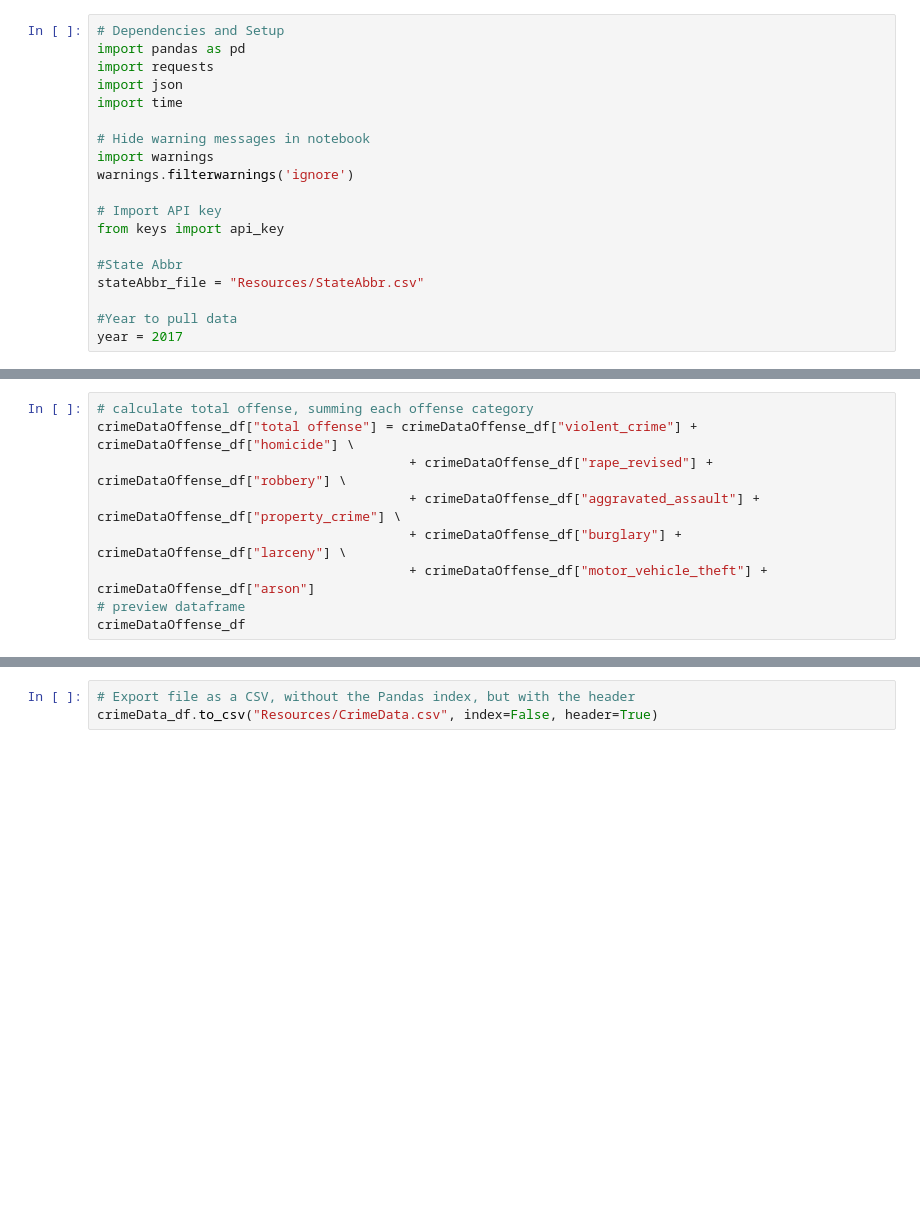
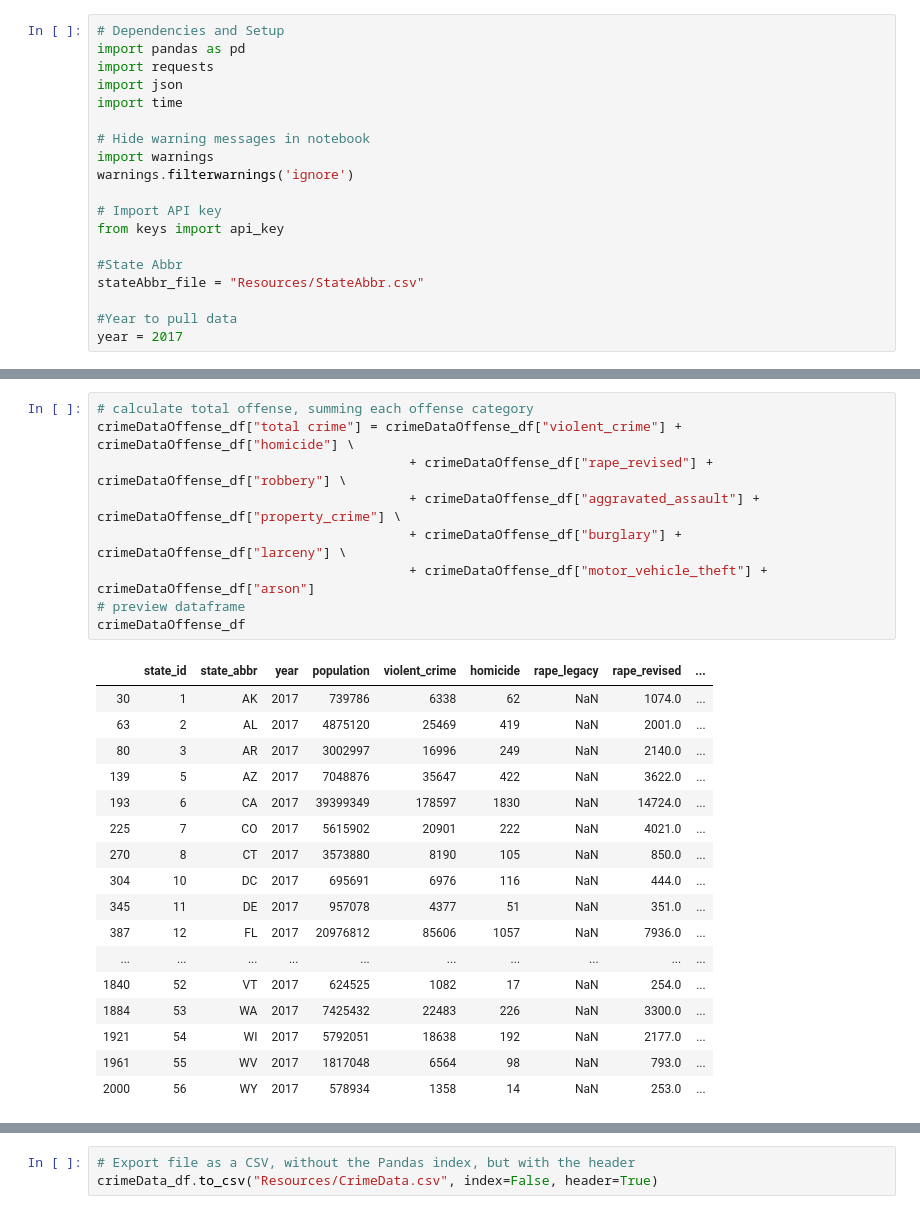
Before and after one commit to gkumar24/Project1, a Jupyter notebook: CrimeData.ipynb, the cells around one changed output, grey strips where cells are left out. Saved outputs shown, nothing was run; the diff lists cells and outputs as text; blank space fills up the shorter version.

```diff
--- a/CrimeData.ipynb
+++ b/CrimeData.ipynb
@@ -58,11 +114,29 @@ crimeDataOffense_df
 # %%
 # calculate total offense, summing each offense category
-crimeDataOffense_df["total offense"] = crimeDataOffense_df["violent_crime"] + crimeDataOffense_df["homicide"] \
+crimeDataOffense_df["total crime"] = crimeDataOffense_df["violent_crime"] + crimeDataOffense_df["homicide"] \
                                         + crimeDataOffense_df["rape_revised"] + crimeDataOffense_df["robbery"] \
                                         + crimeDataOffense_df["aggravated_assault"] + crimeDataOffense_df["property_crime"] \
                                         + crimeDataOffense_df["burglary"] + crimeDataOffense_df["larceny"] \
                                         + crimeDataOffense_df["motor_vehicle_theft"] + crimeDataOffense_df["arson"]
 # preview dataframe
 crimeDataOffense_df
+# %% [output]
+|  | state_id | state_abbr | year | population | violent_crime | homicide | rape_legacy | rape_revised | ... |
+| 30 | 1 | AK | 2017 | 739786 | 6338 | 62 | NaN | 1074.0 | ... |
+| 63 | 2 | AL | 2017 | 4875120 | 25469 | 419 | NaN | 2001.0 | ... |
+| 80 | 3 | AR | 2017 | 3002997 | 16996 | 249 | NaN | 2140.0 | ... |
+| 139 | 5 | AZ | 2017 | 7048876 | 35647 | 422 | NaN | 3622.0 | ... |
+| 193 | 6 | CA | 2017 | 39399349 | 178597 | 1830 | NaN | 14724.0 | ... |
+| 225 | 7 | CO | 2017 | 5615902 | 20901 | 222 | NaN | 4021.0 | ... |
+| 270 | 8 | CT | 2017 | 3573880 | 8190 | 105 | NaN | 850.0 | ... |
+| 304 | 10 | DC | 2017 | 695691 | 6976 | 116 | NaN | 444.0 | ... |
+| 345 | 11 | DE | 2017 | 957078 | 4377 | 51 | NaN | 351.0 | ... |
+| 387 | 12 | FL | 2017 | 20976812 | 85606 | 1057 | NaN | 7936.0 | ... |
+| ... | ... | ... | ... | ... | ... | ... | ... | ... | ... |
+| 1840 | 52 | VT | 2017 | 624525 | 1082 | 17 | NaN | 254.0 | ... |
+| 1884 | 53 | WA | 2017 | 7425432 | 22483 | 226 | NaN | 3300.0 | ... |
+| 1921 | 54 | WI | 2017 | 5792051 | 18638 | 192 | NaN | 2177.0 | ... |
+| 1961 | 55 | WV | 2017 | 1817048 | 6564 | 98 | NaN | 793.0 | ... |
+| 2000 | 56 | WY | 2017 | 578934 | 1358 | 14 | NaN | 253.0 | ... |
 # %%
 # Create Crime Data frame with only the needed column
```
Also changed, not shown: parts of 4 cells of this notebook, 3 other files.
